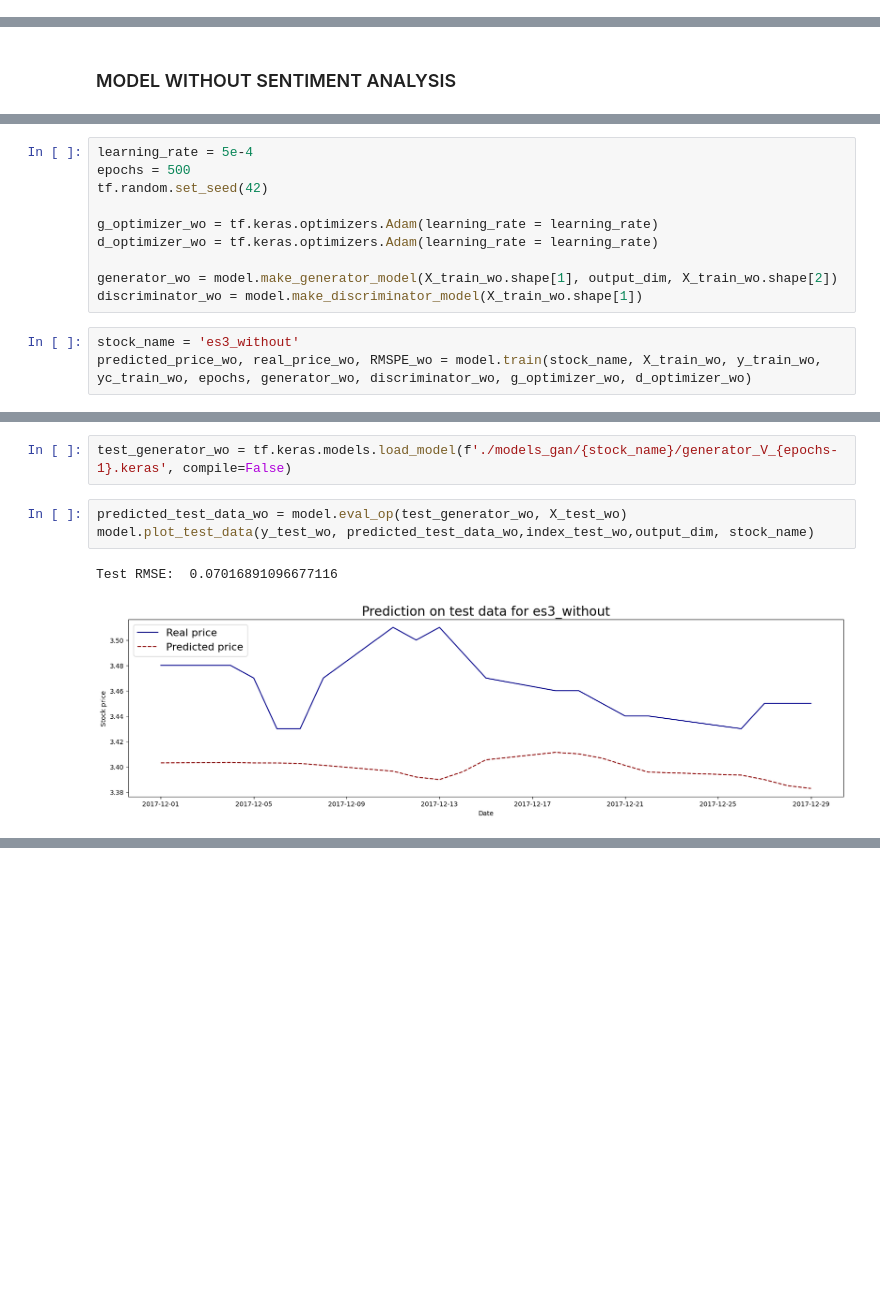
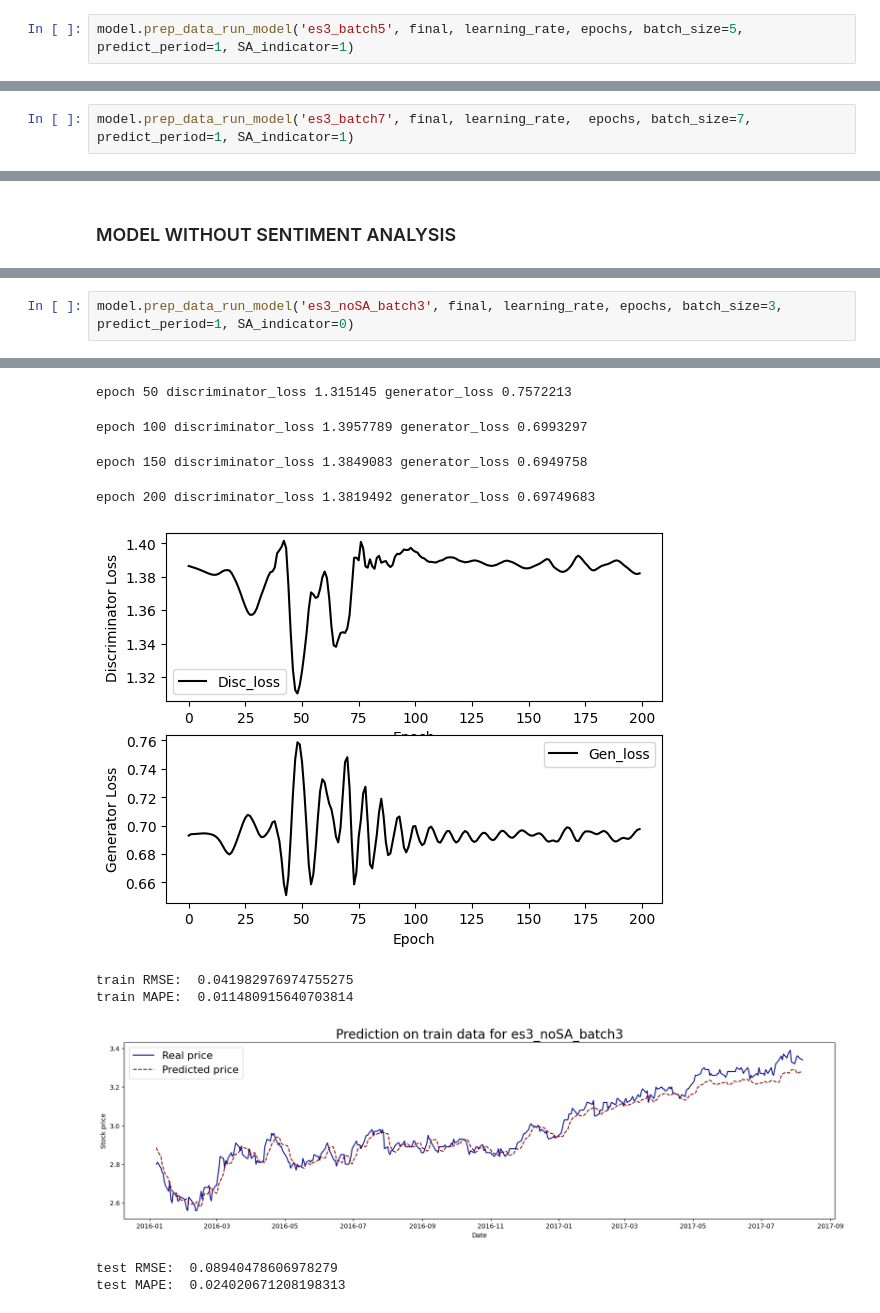
Before and after one commit to yvonnepeh/sg_sentiment_analysis, a Jupyter notebook: Capstone_v1.ipynb, the cells around one changed output, grey strips where cells are left out. Saved outputs shown, nothing was run; the diff lists cells and outputs as text; blank space fills up the shorter version.

```diff
--- a/Capstone_v1.ipynb
+++ b/Capstone_v1.ipynb
@@ -274,0 +254,2 @@ Test RMSE:  0.029943582635428637
+# %%
+model.prep_data_run_model('es3_batch5', final, learning_rate, epochs, batch_size=5, predict_period=1, SA_indicator=1)
@@ -274,0 +271,2 @@ Test RMSE:  0.029943582635428637
+# %%
+model.prep_data_run_model('es3_batch7', final, learning_rate,  epochs, batch_size=7, predict_period=1, SA_indicator=1)
@@ -279,13 +289,0 @@ Test RMSE:  0.029943582635428637
-# %%
-learning_rate = 5e-4
-epochs = 500
-tf.random.set_seed(42)
-
-g_optimizer_wo = tf.keras.optimizers.Adam(learning_rate = learning_rate)
-d_optimizer_wo = tf.keras.optimizers.Adam(learning_rate = learning_rate)
-
-generator_wo = model.make_generator_model(X_train_wo.shape[1], output_dim, X_train_wo.shape[2])
-discriminator_wo = model.make_discriminator_model(X_train_wo.shape[1])
-# %%
-stock_name = 'es3_without'
-predicted_price_wo, real_price_wo, RMSPE_wo = model.train(stock_name, X_train_wo, y_train_wo, yc_train_wo, epochs, generator_wo, discriminator_wo, g_optimizer_wo, d_optimizer_wo)
@@ -304,8 +290,3 @@ epoch 500 discriminator_loss 1.3869725 generator_loss 0.6947887
-# %%
-test_generator_wo = tf.keras.models.load_model(f'./models_gan/{stock_name}/generator_V_{epochs-1}.keras', compile=False)
-# %%
-predicted_test_data_wo = model.eval_op(test_generator_wo, X_test_wo)
-model.plot_test_data(y_test_wo, predicted_test_data_wo,index_test_wo,output_dim, stock_name)
-# %% [output]
-Test RMSE:  0.07016891096677116
-[figure, removed]
+# %%
+model.prep_data_run_model('es3_noSA_batch3', final, learning_rate, epochs, batch_size=3, predict_period=1, SA_indicator=0)
+# %% [output]
@@ -311,0 +296,10 @@ Test RMSE:  0.07016891096677116
+epoch 50 discriminator_loss 1.315145 generator_loss 0.7572213
+epoch 100 discriminator_loss 1.3957789 generator_loss 0.6993297
+epoch 150 discriminator_loss 1.3849083 generator_loss 0.6949758
+epoch 200 discriminator_loss 1.3819492 generator_loss 0.69749683
+[figure, added]
+train RMSE:  0.041982976974755275
+train MAPE:  0.011480915640703814
+[figure, added]
+test RMSE:  0.08940478606978279
+test MAPE:  0.024020671208198313
```
Also changed, not shown: parts of 30 cells of this notebook.
